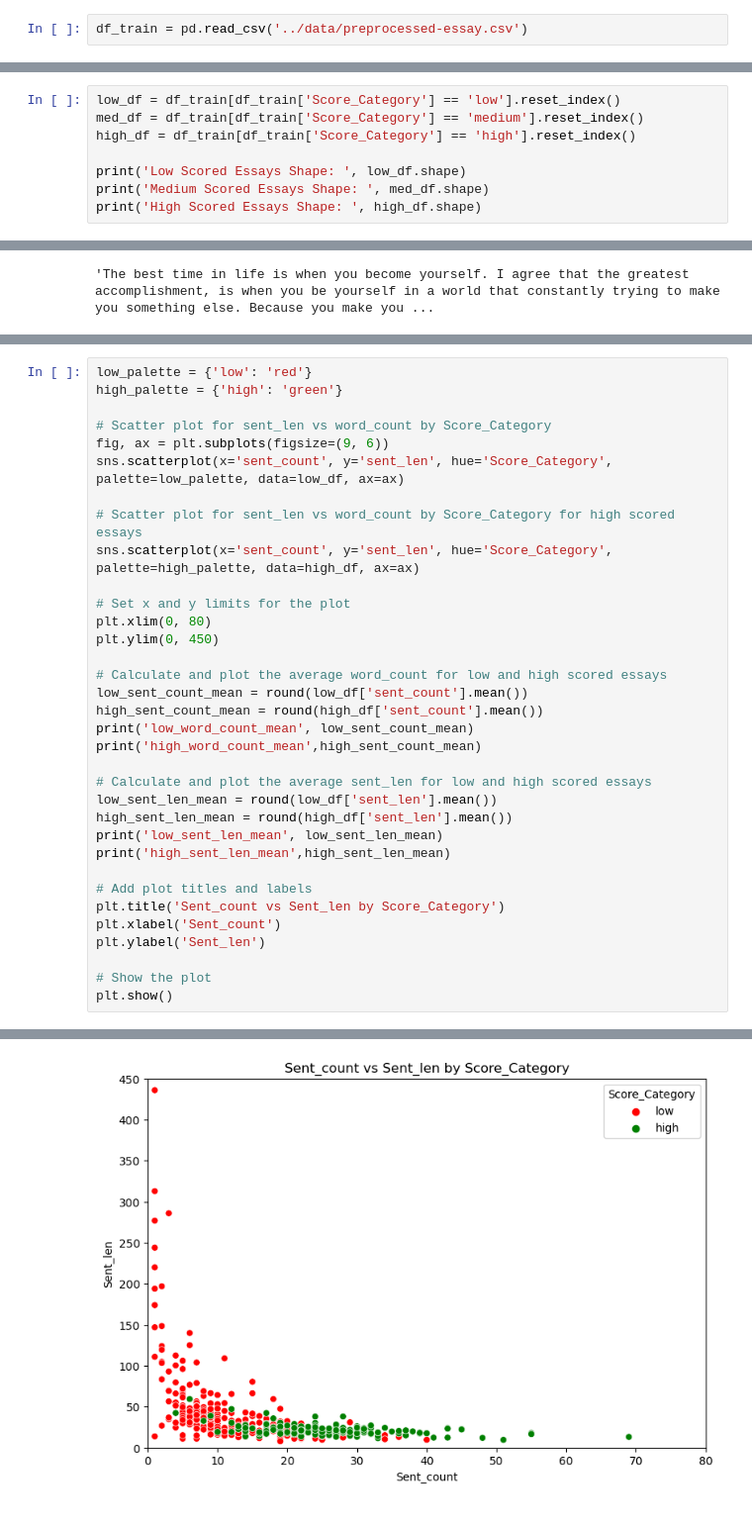
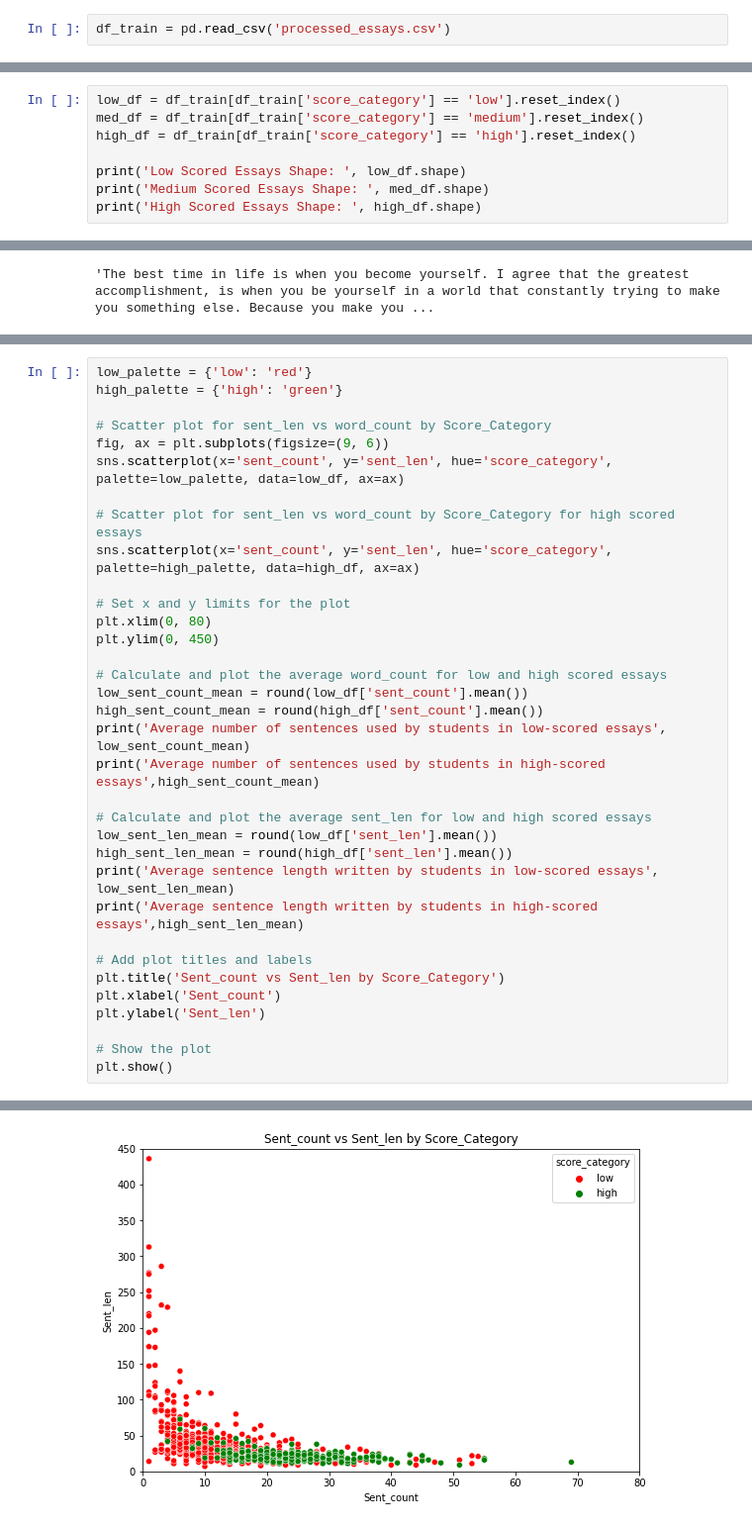
Before and after one commit to kmnis/automatic-essay-grading, a Jupyter notebook: data_prep/Insight-Discovery.ipynb, the cells around one changed output, grey strips where cells are left out. Shown: that part at 99% size. Cells and saved outputs as stored; diff of their text form.

```diff
--- a/data_prep/Insight-Discovery.ipynb
+++ b/data_prep/Insight-Discovery.ipynb
@@ -10,5 +16,5 @@ warnings.filterwarnings("ignore")
 # %%
-df_train = pd.read_csv('../data/preprocessed-essay.csv')
+df_train = pd.read_csv('processed_essays.csv')
 # %%
 def string_to_list(string):
     return string.split()
@@ -27,7 +35,7 @@ df_train['mistakes'] = df_train['mistakes'].apply(string_to_list)
 # %%
-low_df = df_train[df_train['Score_Category'] == 'low'].reset_index()
-med_df = df_train[df_train['Score_Category'] == 'medium'].reset_index()
-high_df = df_train[df_train['Score_Category'] == 'high'].reset_index()
+low_df = df_train[df_train['score_category'] == 'low'].reset_index()
+med_df = df_train[df_train['score_category'] == 'medium'].reset_index()
+high_df = df_train[df_train['score_category'] == 'high'].reset_index()
 
 print('Low Scored Essays Shape: ', low_df.shape)
 print('Medium Scored Essays Shape: ', med_df.shape)
@@ -78,10 +96,10 @@ high_palette = {'high': 'green'}
 
 # Scatter plot for sent_len vs word_count by Score_Category
 fig, ax = plt.subplots(figsize=(9, 6))
-sns.scatterplot(x='sent_count', y='sent_len', hue='Score_Category', palette=low_palette, data=low_df, ax=ax)
+sns.scatterplot(x='sent_count', y='sent_len', hue='score_category', palette=low_palette, data=low_df, ax=ax)
 
 # Scatter plot for sent_len vs word_count by Score_Category for high scored essays
-sns.scatterplot(x='sent_count', y='sent_len', hue='Score_Category', palette=high_palette, data=high_df, ax=ax)
+sns.scatterplot(x='sent_count', y='sent_len', hue='score_category', palette=high_palette, data=high_df, ax=ax)
 
 # Set x and y limits for the plot
 plt.xlim(0, 80)
@@ -90,14 +108,14 @@ plt.ylim(0, 450)
 # Calculate and plot the average word_count for low and high scored essays
 low_sent_count_mean = round(low_df['sent_count'].mean())
 high_sent_count_mean = round(high_df['sent_count'].mean())
-print('low_word_count_mean', low_sent_count_mean)
-print('high_word_count_mean',high_sent_count_mean)
+print('Average number of sentences used by students in low-scored essays', low_sent_count_mean)
+print('Average number of sentences used by students in high-scored essays',high_sent_count_mean)
 
 # Calculate and plot the average sent_len for low and high scored essays
 low_sent_len_mean = round(low_df['sent_len'].mean())
 high_sent_len_mean = round(high_df['sent_len'].mean())
-print('low_sent_len_mean', low_sent_len_mean)
-print('high_sent_len_mean',high_sent_len_mean)
+print('Average sentence length written by students in low-scored essays', low_sent_len_mean)
+print('Average sentence length written by students in high-scored essays',high_sent_len_mean)
 
 # Add plot titles and labels
 plt.title('Sent_count vs Sent_len by Score_Category')
@@ -114 +132 @@ high_sent_len_mean 22
-[figure, old version]
+[figure, new version]
```
Also changed, not shown: parts of 21 cells of this notebook.
